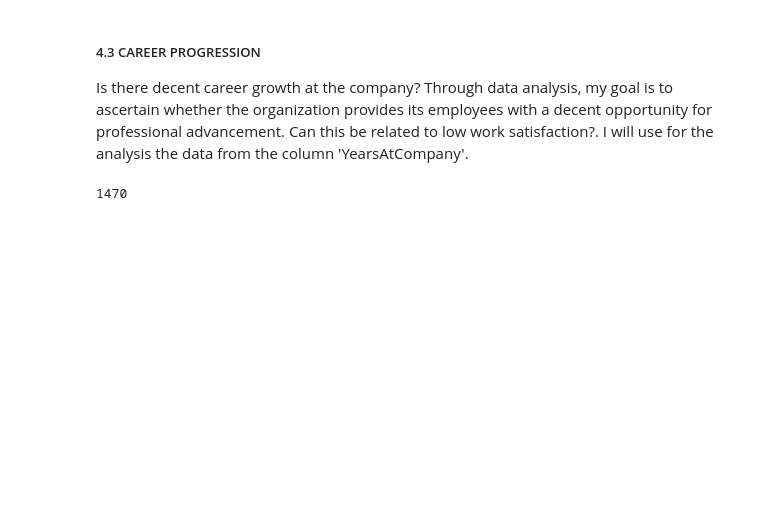
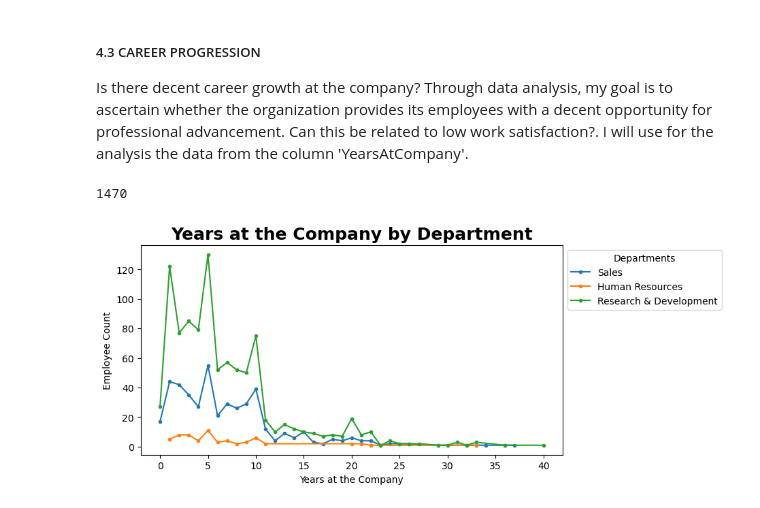
Before and after one commit to nachogalasso/da_python, a Jupyter notebook: hr_panalytics/pe_analytics.ipynb, the cells around one changed output. Saved outputs shown, nothing was run; the diff lists cells and outputs as text; code cells hidden in the pictures; blank space fills up the shorter version.

```diff
--- a/hr_panalytics/pe_analytics.ipynb
+++ b/hr_panalytics/pe_analytics.ipynb
@@ -566,3 +596,25 @@ df_total_records = len(df_padb)
 print(df_total_records)
 # %% [output]
 1470
+# %%
+# Preparing the data
+sales_count = df_padb[df_padb['Department'] == 'Sales'].groupby('YearsAtCompany').size()
+rrhh_count = df_padb[df_padb['Department'] == 'Human Resources'].groupby('YearsAtCompany').size()
+rd_count = df_padb[df_padb['Department'] == 'Research & Development'].groupby('YearsAtCompany').size()
+
+# Creating the line plot
+plt.figure(figsize=(8, 4))
+
+# Ploting the lines
+plt.plot(sales_count.index, sales_count.values, label='Sales', marker='o', ms = 3)
+plt.plot(rrhh_count.index, rrhh_count.values, label='Human Resources', marker='o', ms = 3)
+plt.plot(rd_count.index, rd_count.values, label='Research & Development', marker='o', ms = 3)
+
+# Adding Labels
+plt.xlabel('Years at the Company')
+plt.ylabel('Employee Count')
+plt.title('Years at the Company by Department', fontsize=18, fontweight='bold')
+plt.legend(title='Departments', bbox_to_anchor=(1, 1), loc='upper left')
+plt.show()
+# %% [output]
+[figure, added]
```
Also changed, not shown: parts of 10 cells of this notebook.
